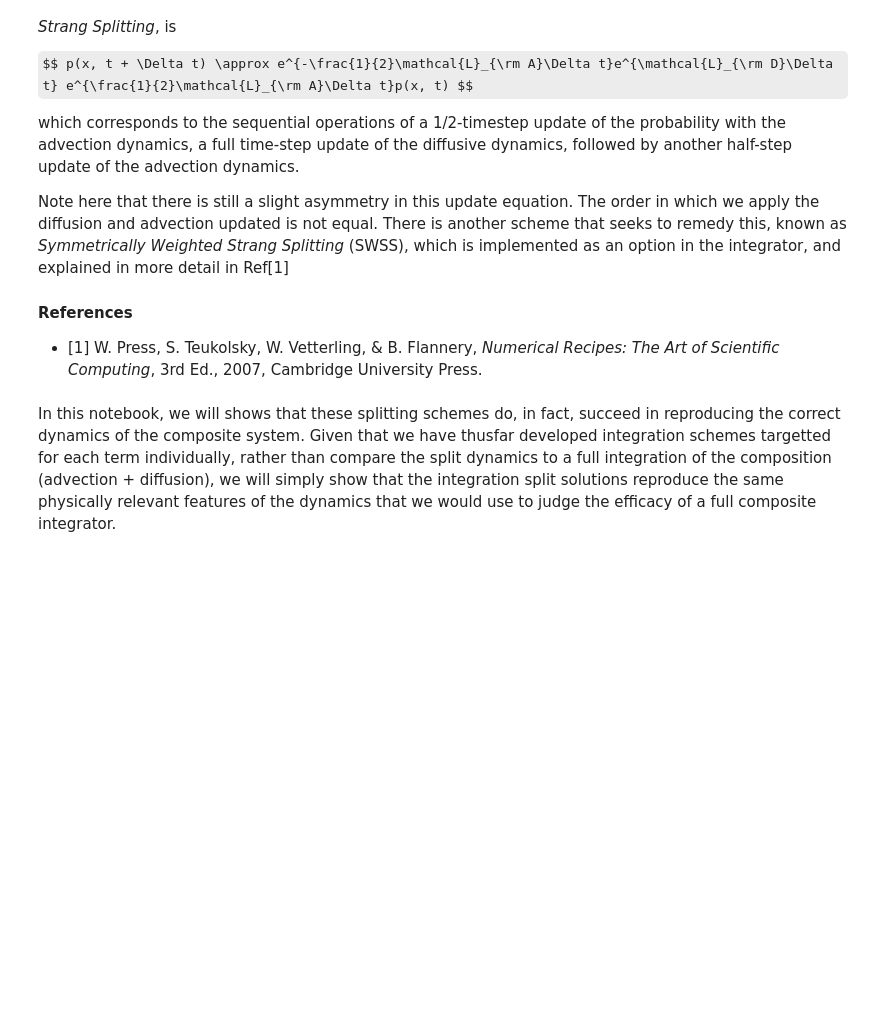
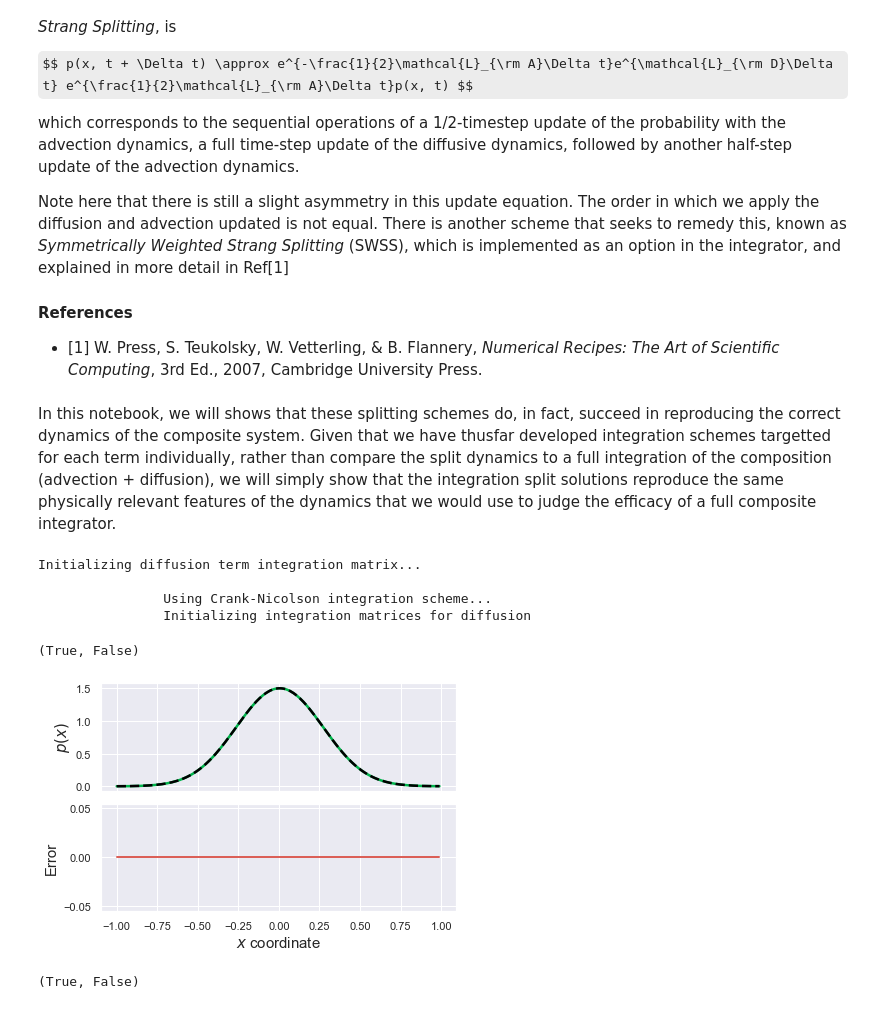
Before and after one commit to StevenJLarge/FokkerPlanck, a Jupyter notebook: notebooks/03-slarge-operator-splitting.ipynb, the cells around one changed output. Drawn from its saved outputs; the diff is of its cells as text; code cells hidden in the pictures; some formulas as TeX source; blank space fills up the shorter version.

Commit message:
Finished operator splitting notebooks and made small refactors to some of the integrator base routines

```diff
--- a/notebooks/03-slarge-operator-splitting.ipynb
+++ b/notebooks/03-slarge-operator-splitting.ipynb
@@ -83,8 +83,27 @@ Note here that there is still a slight asymmetry in this update equation. The or
 In this notebook, we will shows that these splitting schemes do, in fact, succeed in reproducing the correct dynamics of the composite system. Given that we have thusfar developed integration schemes targetted for each term individually, rather than compare the split dynamics to a full integration of the composition (advection + diffusion), we will simply show that the integration split solutions reproduce the same physically relevant features of the dynamics that we would use to judge the efficacy of a full composite integrator.
 # %%
 import os
+import copy
 import numpy as np
-import matplotlib as plt
+import matplotlib.pyplot as plt
 import seaborn as sns
 
 from FPE.Integrator import FPE_Integrator_1D
+import FPE.forceFunctions as ff
+
+sns.set(style="darkgrid", palette="hls")
+# %%
+# Now we can instantiate an integrator
+# Dynamics parameters
+D = 1.0
+dt = 0.01
+dx = 0.01
+x_array = np.arange(-1, 1, dx)
+
+fpe = FPE_Integrator_1D(D, dt, dx, x_array, splitMethod="lie")
+fpe_split = copy.deepcopy(fpe)
+# %% [output]
+Initializing diffusion term integration matrix...
+
+                Using Crank-Nicolson integration scheme...
+                Initializing integration matrices for diffusion
@@ -90,0 +127,20 @@ from FPE.Integrator import FPE_Integrator_1D
+# %%
+
+fpe_prob_lie = fpe.prob.copy()
+fpe_prob_lie_split = fpe_split.prob.copy()
+
+(fpe.prob == fpe_split.prob).all(), (fpe.prob == init_prob).all()
+# %% [output]
+(True, False)
+# %%
+fig, ax = plt.subplots(2, 1, figsize=(6, 4), sharex=True)
+ax[0].plot(fpe.xArray, fpe_prob_lie, color=sns.xkcd_rgb["shamrock"], linewidth=2.5)
+ax[0].plot(fpe_split.xArray, fpe_prob_lie_split, color='k', linestyle='--', linewidth=2.5)
+
+ax[1].plot(fpe.xArray, fpe_prob_lie - fpe_prob_lie_split, linewidth=2.0)
+ax[1].set_xlabel(r"$x$ coordinate", fontsize=15)
+ax[1].set_ylabel(r"Error", fontsize=15)
+ax[0].set_ylabel(r"$p(x)$", fontsize=15)
+plt.tight_layout()
+# %% [output]
+[figure, added]
@@ -90,0 +168,7 @@ from FPE.Integrator import FPE_Integrator_1D
+# %%
+fpe_prob_strang = fpe.prob.copy()
+fpe_prob_strang_split = fpe_split.prob.copy()
+
+(fpe_prob_strang == fpe_prob_strang_split).all(), (fpe_prob_strang == init_prob).all()
+# %% [output]
+(True, False)
```
Also changed, not shown: parts of 8 cells of this notebook, 3 other files.
